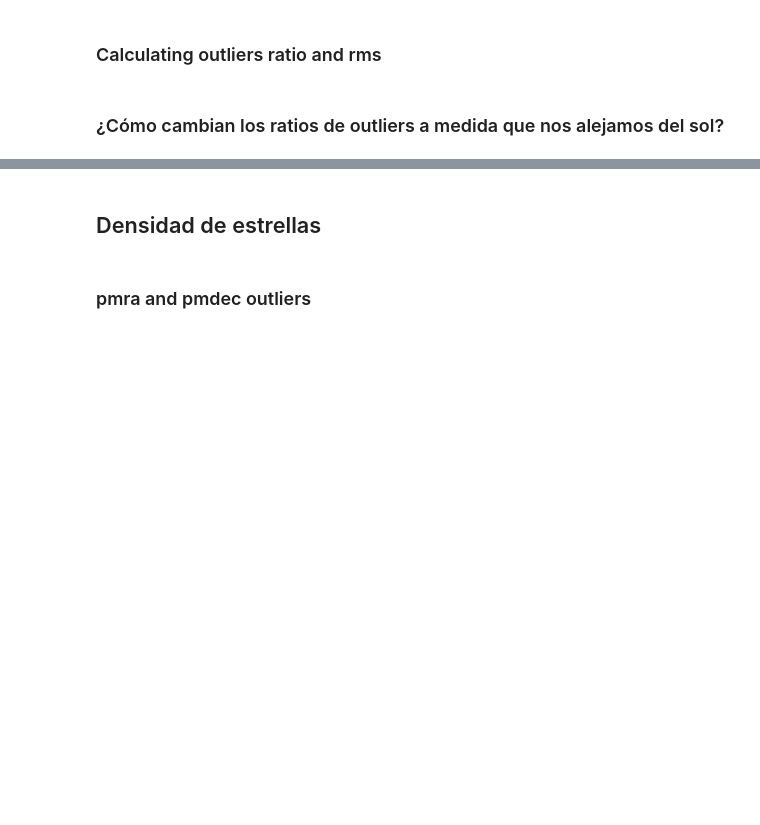
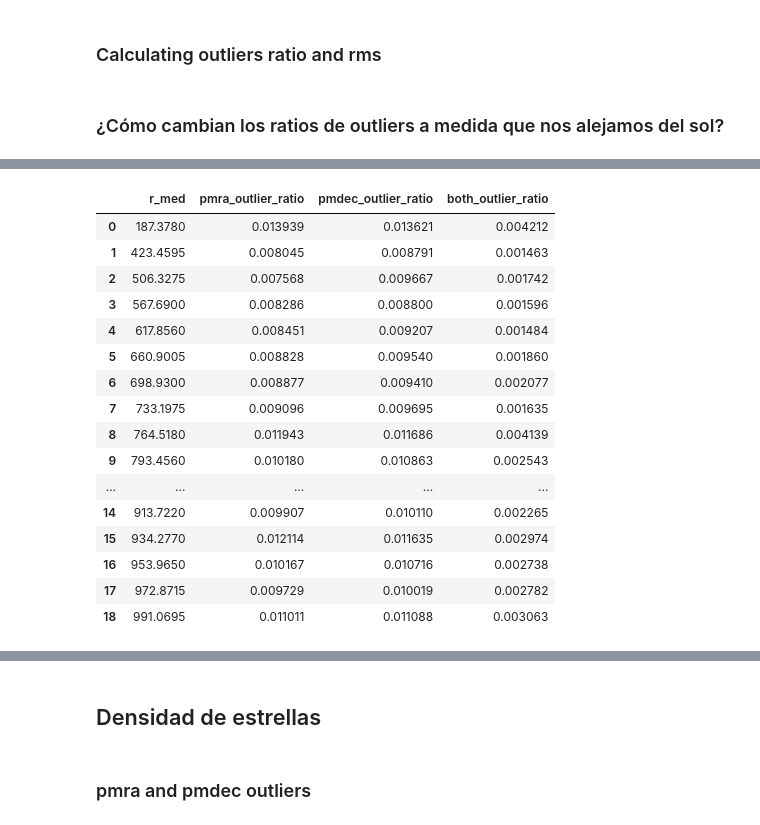
Before and after one commit to santortiz/Black-holes-searching, a Jupyter notebook: shells.ipynb, the cells around one changed output, grey strips where cells are left out. Drawn from its saved outputs; the diff is of its cells as text; code cells hidden in the pictures; blank space fills up the shorter version.

```diff
--- a/shells.ipynb
+++ b/shells.ipynb
@@ -191,4 +187,21 @@ array([24.0375, 54.323 , 64.9535, 72.825 , 79.2605, 84.7825, 89.661 ,
 # %%
-ratio_means= pd.concat([ df_cubes.loc[:,'r_med'], df_cubes.loc[:, 'pmra_rms':'both_outlier_ratio']], axis=1).groupby('r_med').mean()
-ratio_l_means= pd.concat([ df_cubes.loc[:,'l_med'], df_cubes.loc[:, 'pmra_rms':'both_outlier_ratio']], axis=1).groupby('l_med').mean()
-ratio_b_means= pd.concat([ df_cubes.loc[:,'b_med'], df_cubes.loc[:, 'pmra_rms':'both_outlier_ratio']], axis=1).groupby('b_med').mean()
+ratio_means= pd.concat([ df_cubes.loc[:,'r_med'], df_cubes.loc[:, 'pmra_rms':'both_outlier_ratio']], axis=1).groupby(['r_med'], as_index=True, sort=False).mean().reset_index()
+ratio_means
+# %% [output]
+|  | r_med | pmra_outlier_ratio | pmdec_outlier_ratio | both_outlier_ratio |
+| 0 | 187.3780 | 0.013939 | 0.013621 | 0.004212 |
+| 1 | 423.4595 | 0.008045 | 0.008791 | 0.001463 |
+| 2 | 506.3275 | 0.007568 | 0.009667 | 0.001742 |
+| 3 | 567.6900 | 0.008286 | 0.008800 | 0.001596 |
+| 4 | 617.8560 | 0.008451 | 0.009207 | 0.001484 |
+| 5 | 660.9005 | 0.008828 | 0.009540 | 0.001860 |
+| 6 | 698.9300 | 0.008877 | 0.009410 | 0.002077 |
+| 7 | 733.1975 | 0.009096 | 0.009695 | 0.001635 |
+| 8 | 764.5180 | 0.011943 | 0.011686 | 0.004139 |
+| 9 | 793.4560 | 0.010180 | 0.010863 | 0.002543 |
+| ... | ... | ... | ... | ... |
+| 14 | 913.7220 | 0.009907 | 0.010110 | 0.002265 |
+| 15 | 934.2770 | 0.012114 | 0.011635 | 0.002974 |
+| 16 | 953.9650 | 0.010167 | 0.010716 | 0.002738 |
+| 17 | 972.8715 | 0.009729 | 0.010019 | 0.002782 |
+| 18 | 991.0695 | 0.011011 | 0.011088 | 0.003063 |
```
Also changed, not shown: parts of 17 cells of this notebook, 5 other files.
